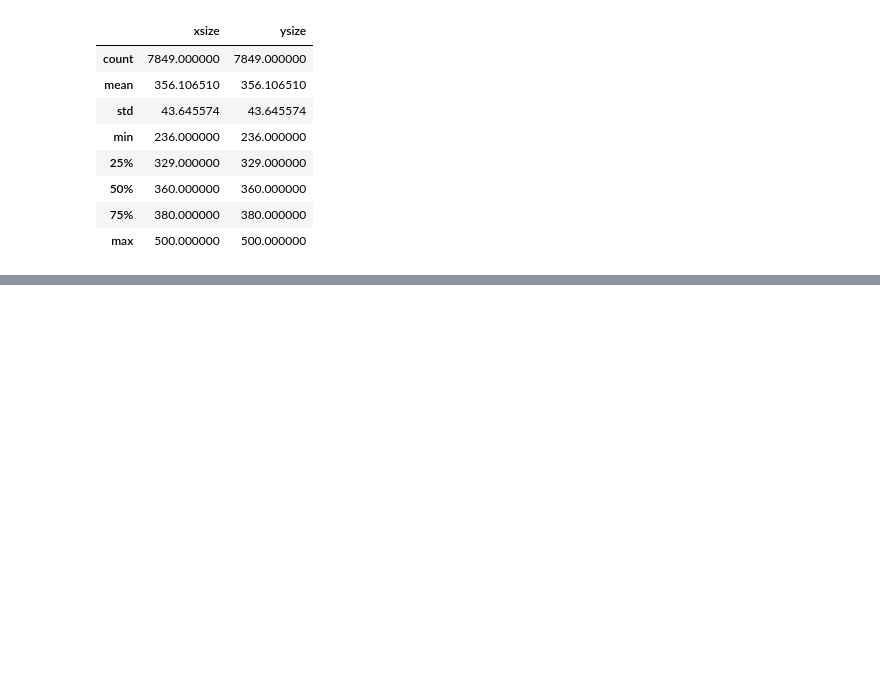
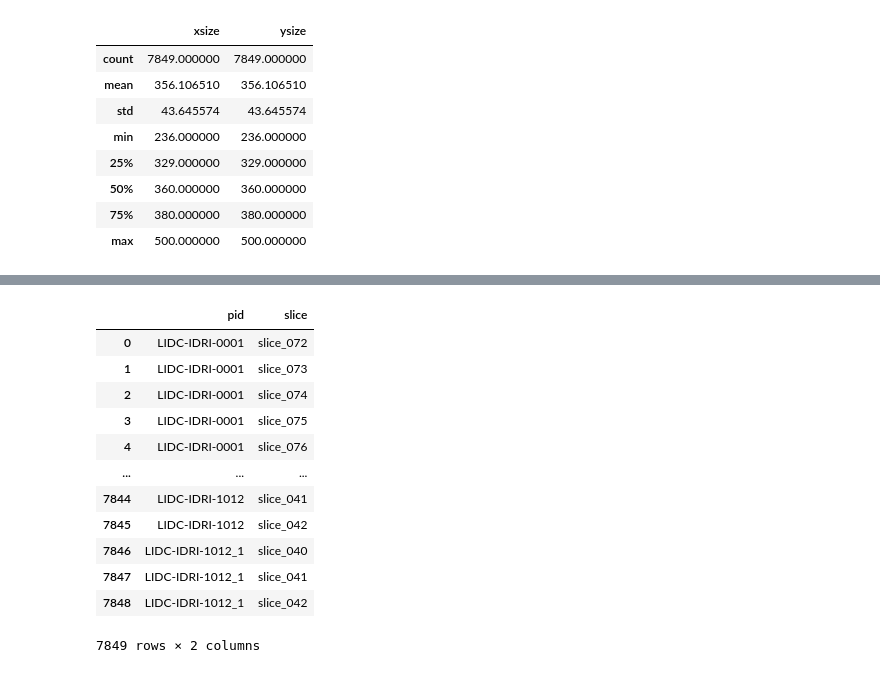
Before and after one commit to lijin1201/shinra, a Jupyter notebook: prep-kjs/sizeAndBidx.ipynb, the cells around one changed output, grey strips where cells are left out. Saved outputs shown, nothing was run; the diff lists cells and outputs as text; code cells hidden in the pictures; blank space fills up the shorter version.

```diff
--- a/prep-kjs/sizeAndBidx.ipynb
+++ b/prep-kjs/sizeAndBidx.ipynb
@@ -64,0 +187,16 @@ bbdf
+# %%
+pdbb.groupby(['pid','slice'],as_index=False).first()[['pid','slice']]
+# %% [output]
+|  | pid | slice |
+| 0 | LIDC-IDRI-0001 | slice_072 |
+| 1 | LIDC-IDRI-0001 | slice_073 |
+| 2 | LIDC-IDRI-0001 | slice_074 |
+| 3 | LIDC-IDRI-0001 | slice_075 |
+| 4 | LIDC-IDRI-0001 | slice_076 |
+| ... | ... | ... |
+| 7844 | LIDC-IDRI-1012 | slice_041 |
+| 7845 | LIDC-IDRI-1012 | slice_042 |
+| 7846 | LIDC-IDRI-1012_1 | slice_040 |
+| 7847 | LIDC-IDRI-1012_1 | slice_041 |
+| 7848 | LIDC-IDRI-1012_1 | slice_042 |
+7849 rows × 2 columns
```
Also changed, not shown: parts of 21 cells of this notebook, 28 other files.
